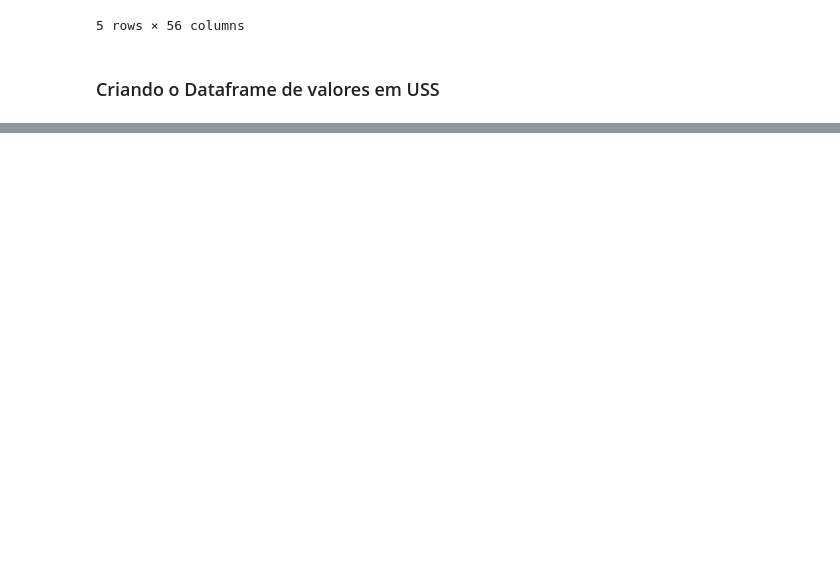
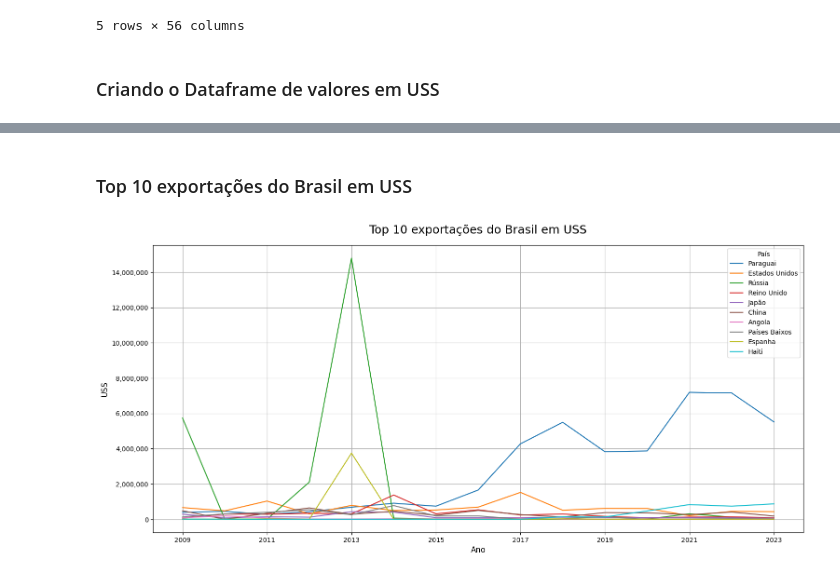
Before and after one commit to felipefreitasffs/wineAnalysis, a Jupyter notebook: src/wine.ipynb, the cells around one changed output, grey strips where cells are left out. Cells and saved outputs as stored; diff of their text form; code cells hidden in the pictures; blank space fills up the shorter version.

```diff
--- a/src/wine.ipynb
+++ b/src/wine.ipynb
@@ -42,0 +64,14 @@ expVinhoValor.head()
+# %% [markdown]
+### Top 10 exportações do Brasil em USS
+# %%
+df_plot = expVinhoValor.iloc[:,-16:].sort_values(by="Total", ascending=False).head(10).iloc[: , :-1].T.iloc[0:] # ultimos 15 anos
+
+axis = df_plot.plot(figsize=(18,8))
+axis.yaxis.set_major_formatter(ticker.StrMethodFormatter("{x:,.0f}"))
+axis.set_xlabel('Ano', fontsize=12)
+axis.set_ylabel('USS', fontsize=12)
+plt.title("Top 10 exportações do Brasil em USS", fontsize=18, pad=18)
+axis.grid(True)
+plt.show()
+# %% [output]
+[figure, added]
```
Also changed, not shown: parts of 5 cells of this notebook.
